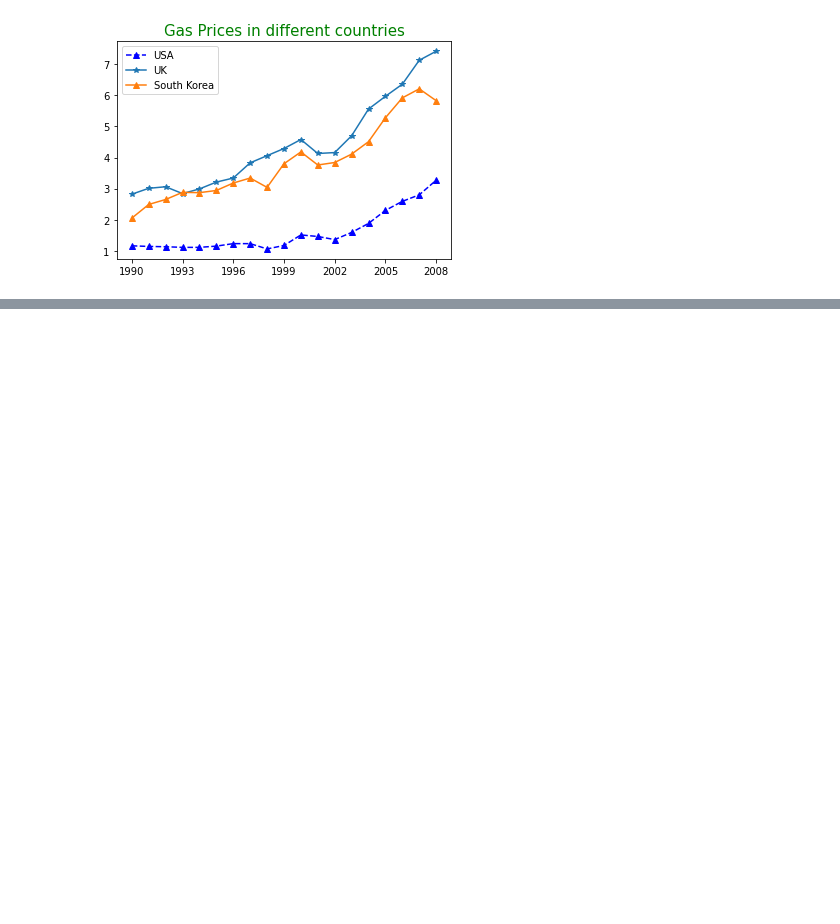
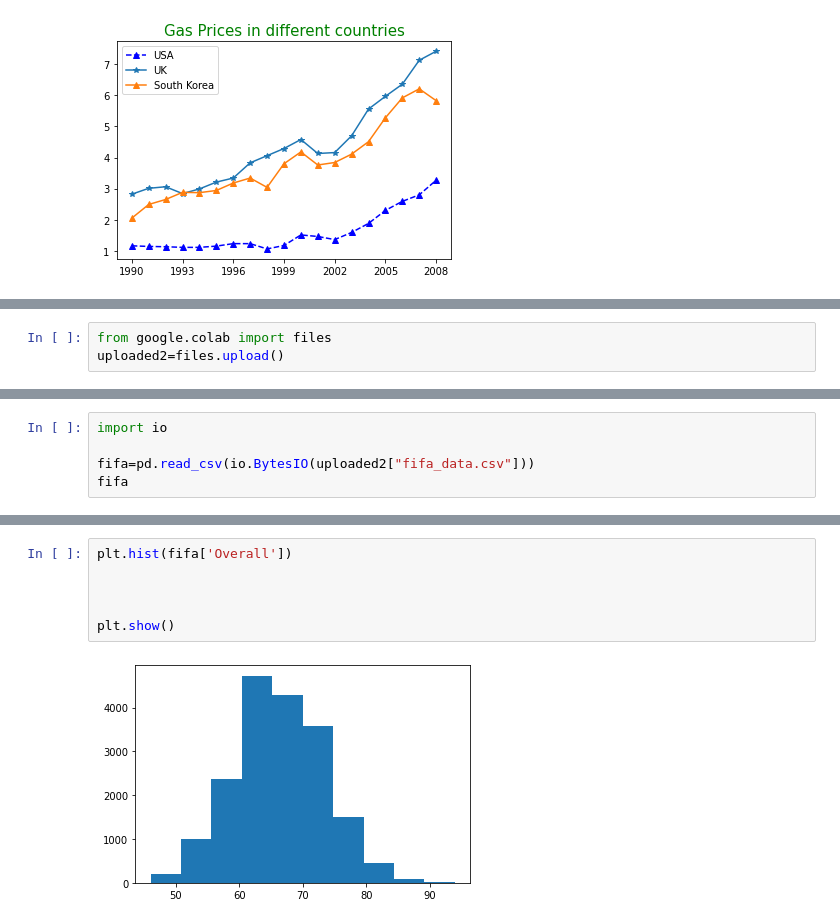
Before and after one commit to palleramcharan/Pythonpractice, a Jupyter notebook: FreeCodeCampPractice.ipynb, the cells around one changed output, grey strips where cells are left out. Cells and saved outputs as stored; diff of their text form; blank space fills up the shorter version.

```diff
--- a/FreeCodeCampPractice.ipynb
+++ b/FreeCodeCampPractice.ipynb
@@ -487,0 +488,3 @@ plt.show()
+# %%
+from google.colab import files
+uploaded2=files.upload()
@@ -487,0 +494,5 @@ plt.show()
+# %%
+import io
+
+fifa=pd.read_csv(io.BytesIO(uploaded2["fifa_data.csv"]))
+fifa
@@ -487,0 +513,8 @@ plt.show()
+# %%
+plt.hist(fifa['Overall'])
+
+
+
+plt.show()
+# %% [output]
+[figure, added]
```
Also changed, not shown: parts of 24 cells of this notebook.
